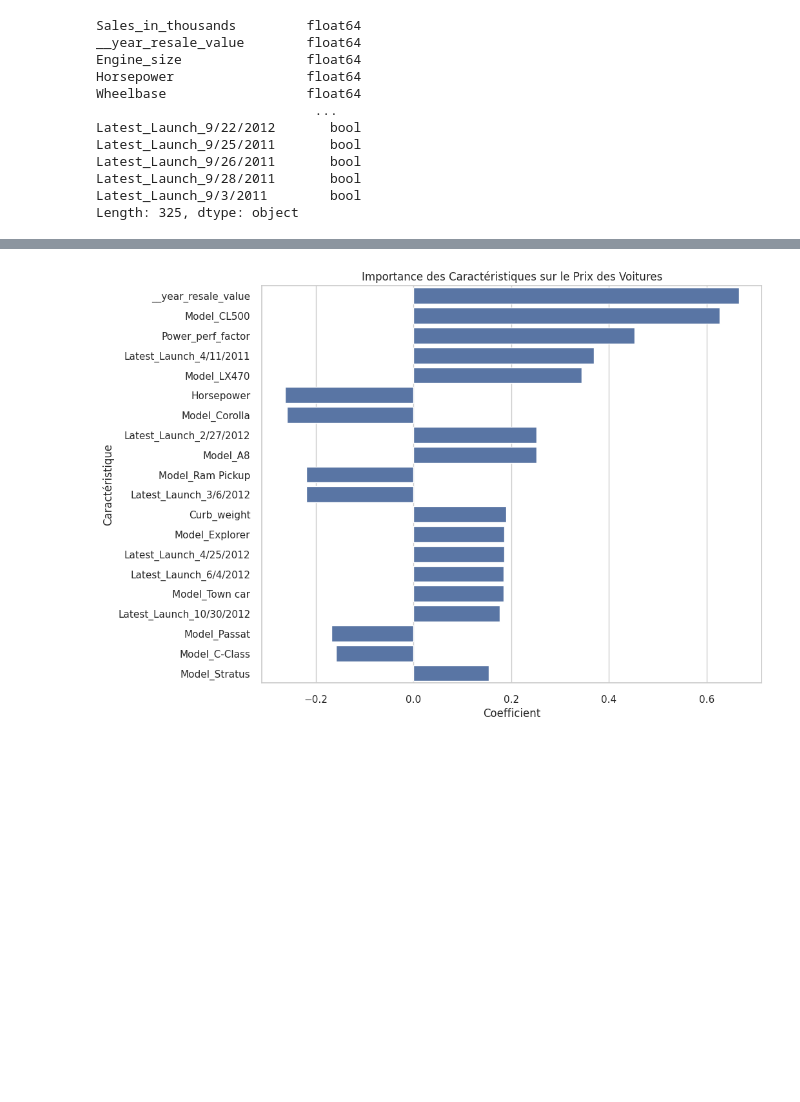
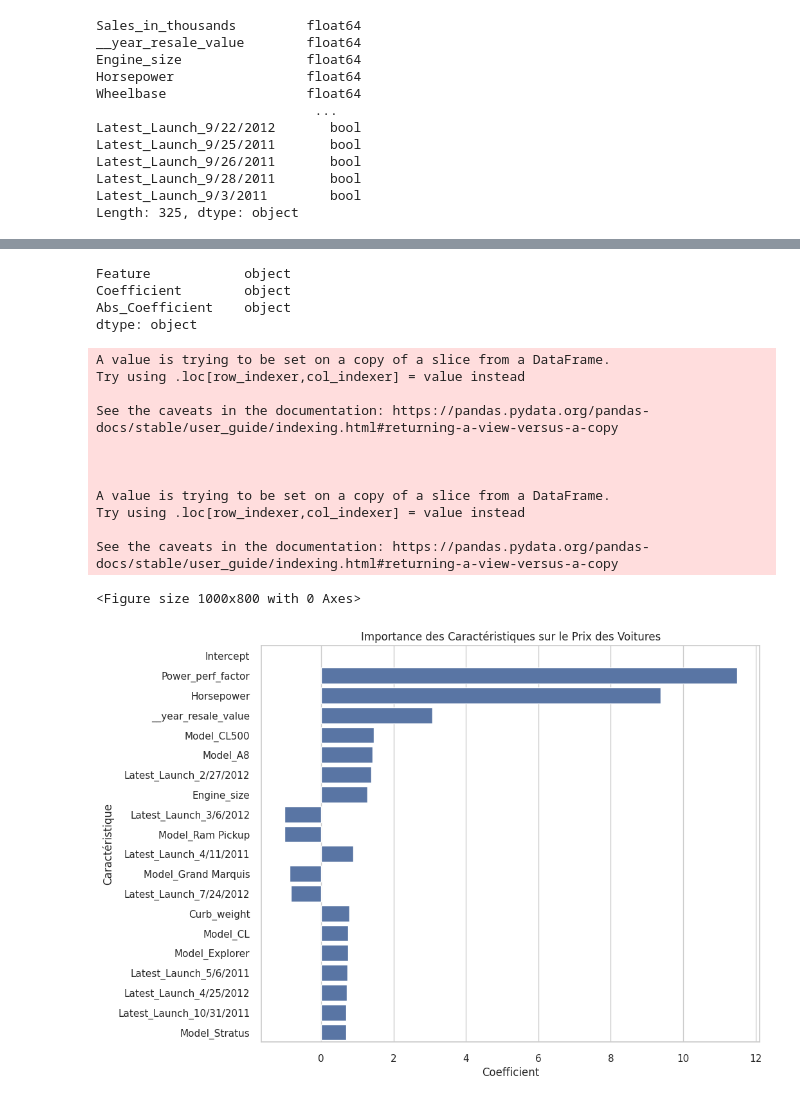
Before and after one commit to zakaria-bourouba/data_analysis, a Jupyter notebook: cars_data_analysis.ipynb, the cells around one changed output, grey strips where cells are left out. Saved outputs shown, nothing was run; the diff lists cells and outputs as text; code cells hidden in the pictures; blank space fills up the shorter version.

```diff
--- a/cars_data_analysis.ipynb
+++ b/cars_data_analysis.ipynb
@@ -824,19 +818,20 @@ Latest_Launch_9/28/2011       bool
 Latest_Launch_9/3/2011        bool
 Length: 325, dtype: object
 # %%
-# Supposons que 'X_train.columns' est votre liste de noms de caractéristiques et 'model.coef_' vos coefficients
+
+coefficients = [model.intercept_] + list(model.coef_.flatten()) if len(model.coef_.shape) > 1 else [model.intercept_] + list(model.coef_)
+
 feature_names = ['Intercept'] + list(X_train.columns)
-coefficients = [model.intercept_] + list(model.coef_)
 
-# Créer un DataFrame pour les coefficients
 coefficients_df = pd.DataFrame({
     'Feature': feature_names,
     'Coefficient': coefficients
 })
 
-# Trier le DataFrame par l'importance absolue des coefficients pour une meilleure visualisation
 coefficients_df['Abs_Coefficient'] = coefficients_df['Coefficient'].abs()
+
 coefficients_df_sorted = coefficients_df.sort_values(by='Abs_Coefficient', ascending=False)
 
+
 print(coefficients_df_sorted)
 # %% [output]
@@ -855,14 +850,40 @@ print(coefficients_df_sorted)
 
 [326 rows x 3 columns]
-# %%
-top_features = coefficients_df_sorted.head(20)
-
-# Création du graphique avec une meilleure lisibilité
-plt.figure(figsize=(10, 8))  # Ajuster la taille si nécessaire
-sns.barplot(x='Coefficient', y='Feature', data=top_features)
-plt.title('Importance des Caractéristiques sur le Prix des Voitures')
-plt.xlabel('Coefficient')
-plt.ylabel('Caractéristique')
-plt.show()
-# %% [output]
-[figure, removed]
+# %%
+# Assuming coefficients_df_sorted is correctly prepared and does not contain unhashable types
+top_features = coefficients_df_sorted.head(20)
+
+# Plotting
+plt.figure(figsize=(10, 8))
+# Ensure the data does not contain unhashable types by checking the types of 'Feature' and 'Coefficient' columns
+print(top_features.dtypes)  # This line is for debugging purposes to check the datatypes
+
+# Convert 'Coefficient' and 'Abs_Coefficient' to numeric types
+top_features['Coefficient'] = pd.to_numeric(top_features['Coefficient'], errors='coerce')
+top_features['Abs_Coefficient'] = pd.to_numeric(top_features['Abs_Coefficient'], errors='coerce')
+
+# Now, let's attempt the plot again
+plt.figure(figsize=(10, 8))
+sns.barplot(x='Coefficient', y='Feature', data=top_features)
+plt.title('Importance des Caractéristiques sur le Prix des Voitures')
+plt.xlabel('Coefficient')
+plt.ylabel('Caractéristique')
+plt.show()
+# %% [output]
+Feature            object
+Coefficient        object
+Abs_Coefficient    object
+dtype: object
+A value is trying to be set on a copy of a slice from a DataFrame.
+Try using .loc[row_indexer,col_indexer] = value instead
+
+See the caveats in the documentation: https://pandas.pydata.org/pandas-docs/stable/user_guide/indexing.html#returning-a-view-versus-a-copy
+
+
+
+A value is trying to be set on a copy of a slice from a DataFrame.
+Try using .loc[row_indexer,col_indexer] = value instead
+
+See the caveats in the documentation: https://pandas.pydata.org/pandas-docs/stable/user_guide/indexing.html#returning-a-view-versus-a-copy
+<Figure size 1000x800 with 0 Axes>
+[figure, added]
```
Also changed, not shown: parts of 27 cells of this notebook.
